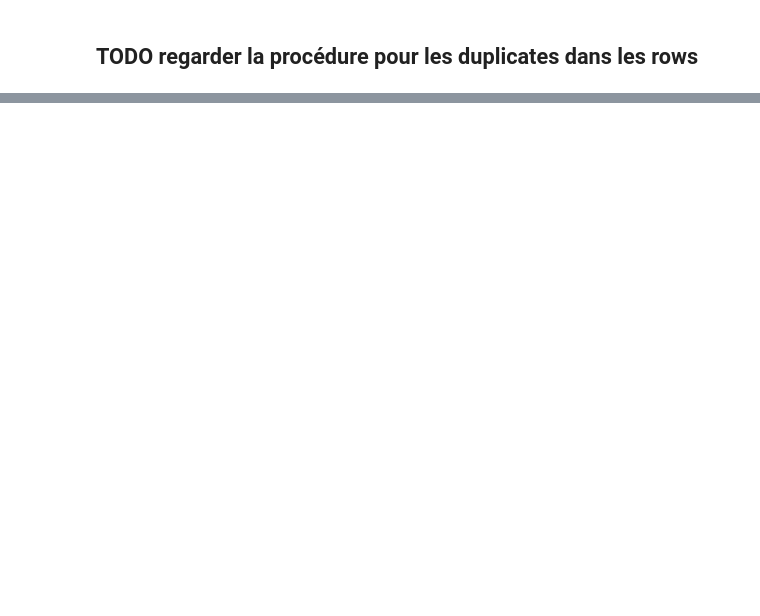
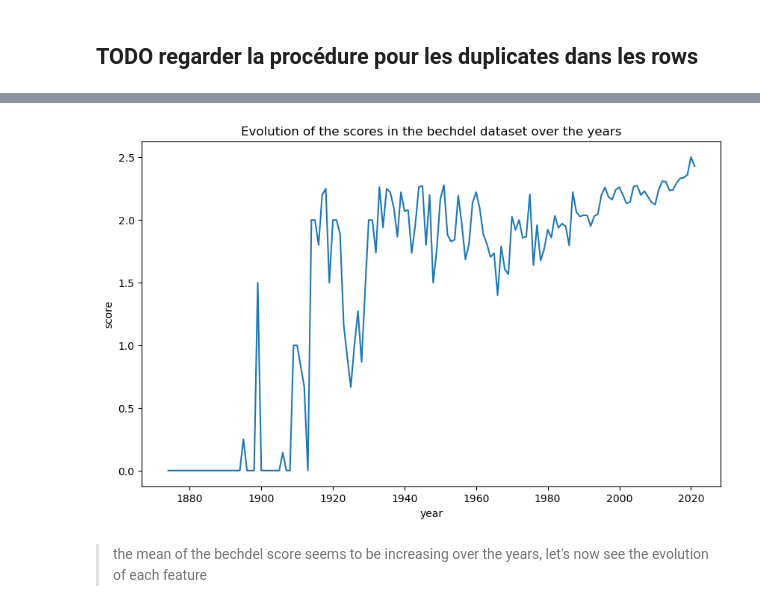
Before and after one commit to epfl-ada/ada-2022-project-cyga, a Jupyter notebook: ada-2022-project-cyga/Bechdel_analysis.ipynb, the cells around one changed output, grey strips where cells are left out. Cells and saved outputs as stored; diff of their text form; code cells hidden in the pictures; blank space fills up the shorter version.

```diff
--- a/ada-2022-project-cyga/Bechdel_analysis.ipynb
+++ b/ada-2022-project-cyga/Bechdel_analysis.ipynb
@@ -142,0 +186,12 @@ plt.show()
+# %%
+#evolution of the scores in the bechdel dataset over the years
+plt.figure(figsize=(10,6))
+plt.plot(bechdel.groupby('year')['rating'].mean())
+plt.title('Evolution of the scores in the bechdel dataset over the years')
+plt.xlabel('year')
+plt.ylabel('score')
+plt.show()
+# %% [output]
+[figure, added]
+# %% [markdown]
+> the mean of the bechdel score seems to be increasing over the years, let's now see the evolution of each feature
```
Also changed, not shown: parts of 24 cells of this notebook, 1 other file.
